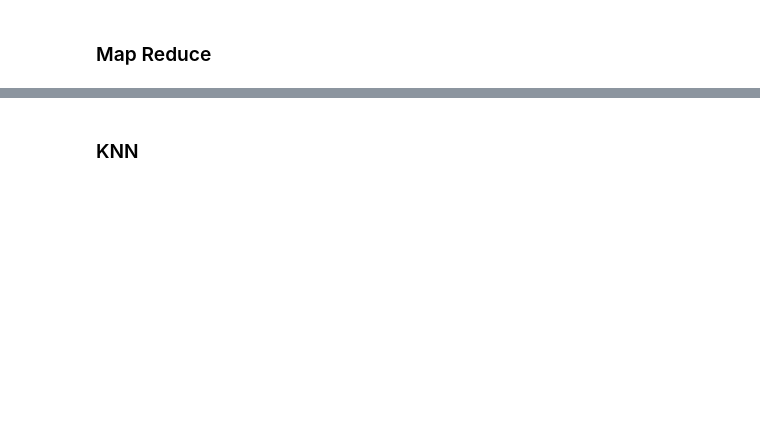
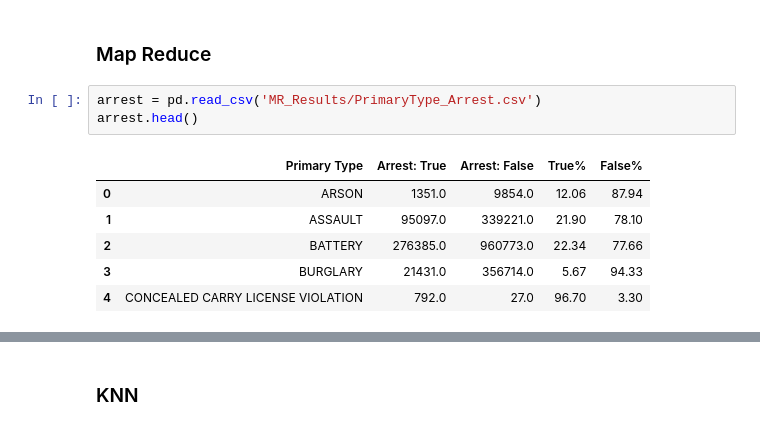
Before and after one commit to jimitbhalavat/CS435TermProject, a Jupyter notebook: TermProject.ipynb, the cells around one changed output, grey strips where cells are left out. Cells and saved outputs as stored; diff of their text form; blank space fills up the shorter version.

```diff
--- a/TermProject.ipynb
+++ b/TermProject.ipynb
@@ -48,3 +63,13 @@ crimes_temp.head()
 | 4 | 10000003 | HY189793 | 03/18/2015 06:44:00 PM | 017XX N TRIPP AVE | 1330 | CRIMINAL TRESPASS | TO LAND | True | False | ... |
 # %% [markdown]
 ### Map Reduce
+# %%
+arrest = pd.read_csv('MR_Results/PrimaryType_Arrest.csv')
+arrest.head()
+# %% [output]
+|  | Primary Type | Arrest: True | Arrest: False | True% | False% |
+| 0 | ARSON | 1351.0 | 9854.0 | 12.06 | 87.94 |
+| 1 | ASSAULT | 95097.0 | 339221.0 | 21.90 | 78.10 |
+| 2 | BATTERY | 276385.0 | 960773.0 | 22.34 | 77.66 |
+| 3 | BURGLARY | 21431.0 | 356714.0 | 5.67 | 94.33 |
+| 4 | CONCEALED CARRY LICENSE VIOLATION | 792.0 | 27.0 | 96.70 | 3.30 |
```
Also changed, not shown: parts of 6 cells of this notebook.
